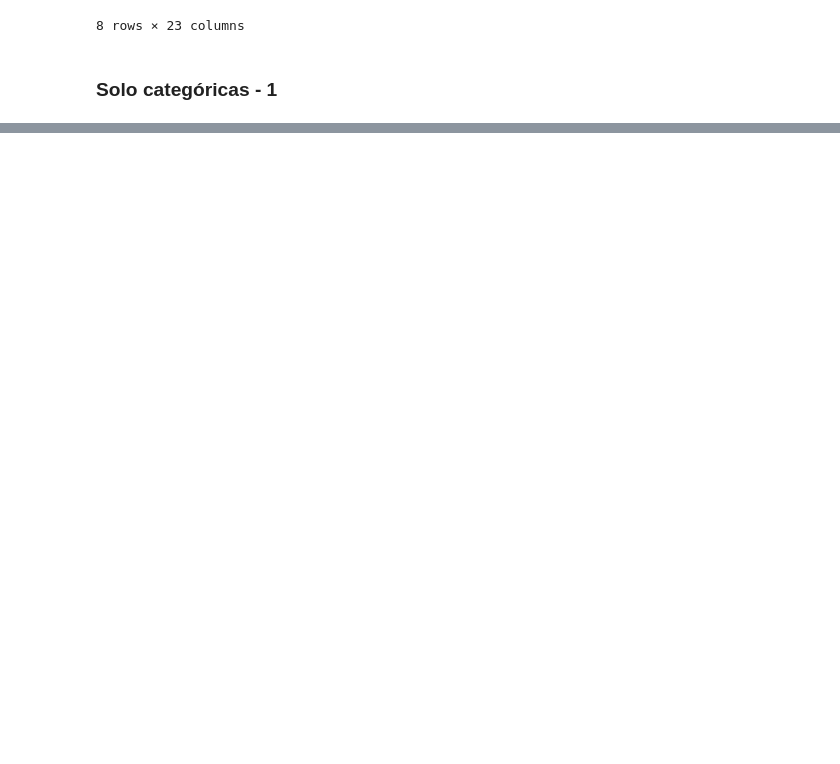
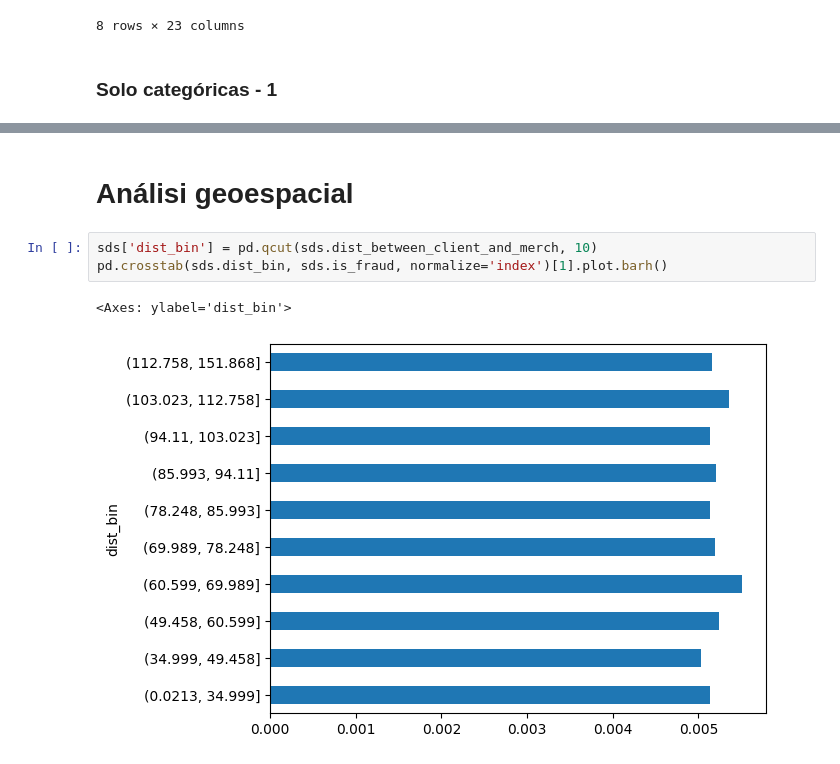
Before and after one commit to AGM54/PROYECTO1, a Jupyter notebook: plusTI.ipynb, the cells around one changed output, grey strips where cells are left out. Cells and saved outputs as stored; diff of their text form; blank space fills up the shorter version.

```diff
--- a/plusTI.ipynb
+++ b/plusTI.ipynb
@@ -266,0 +335,8 @@ Created in <span style='font-weight:600;margin-left:4px;'>Deepnote</span></a>
+# %% [markdown]
+# Análisi geoespacial
+# %%
+sds['dist_bin'] = pd.qcut(sds.dist_between_client_and_merch, 10)
+pd.crosstab(sds.dist_bin, sds.is_fraud, normalize='index')[1].plot.barh()
+# %% [output]
+<Axes: ylabel='dist_bin'>
+[figure, added]
```
Also changed, not shown: parts of 15 cells of this notebook.
